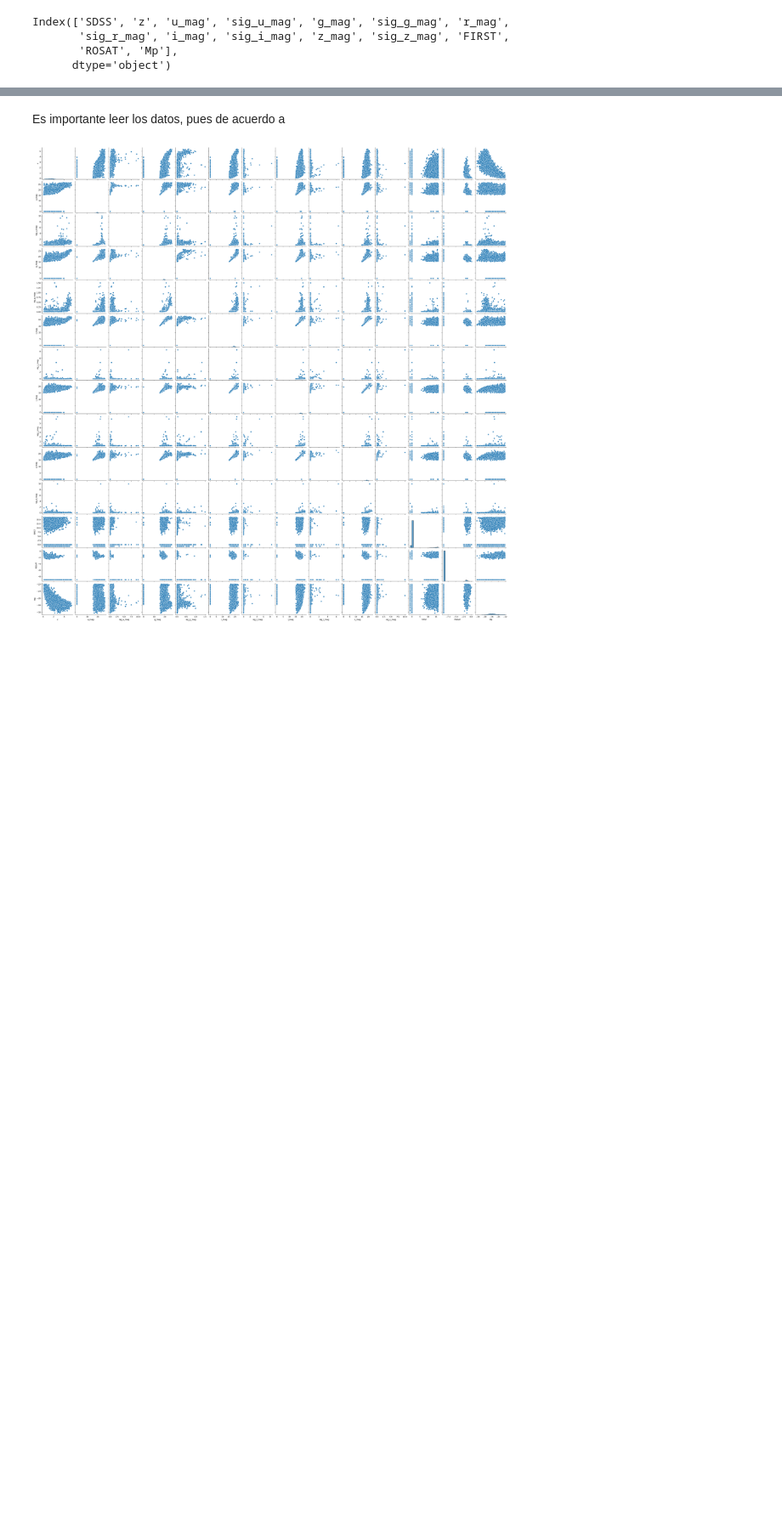
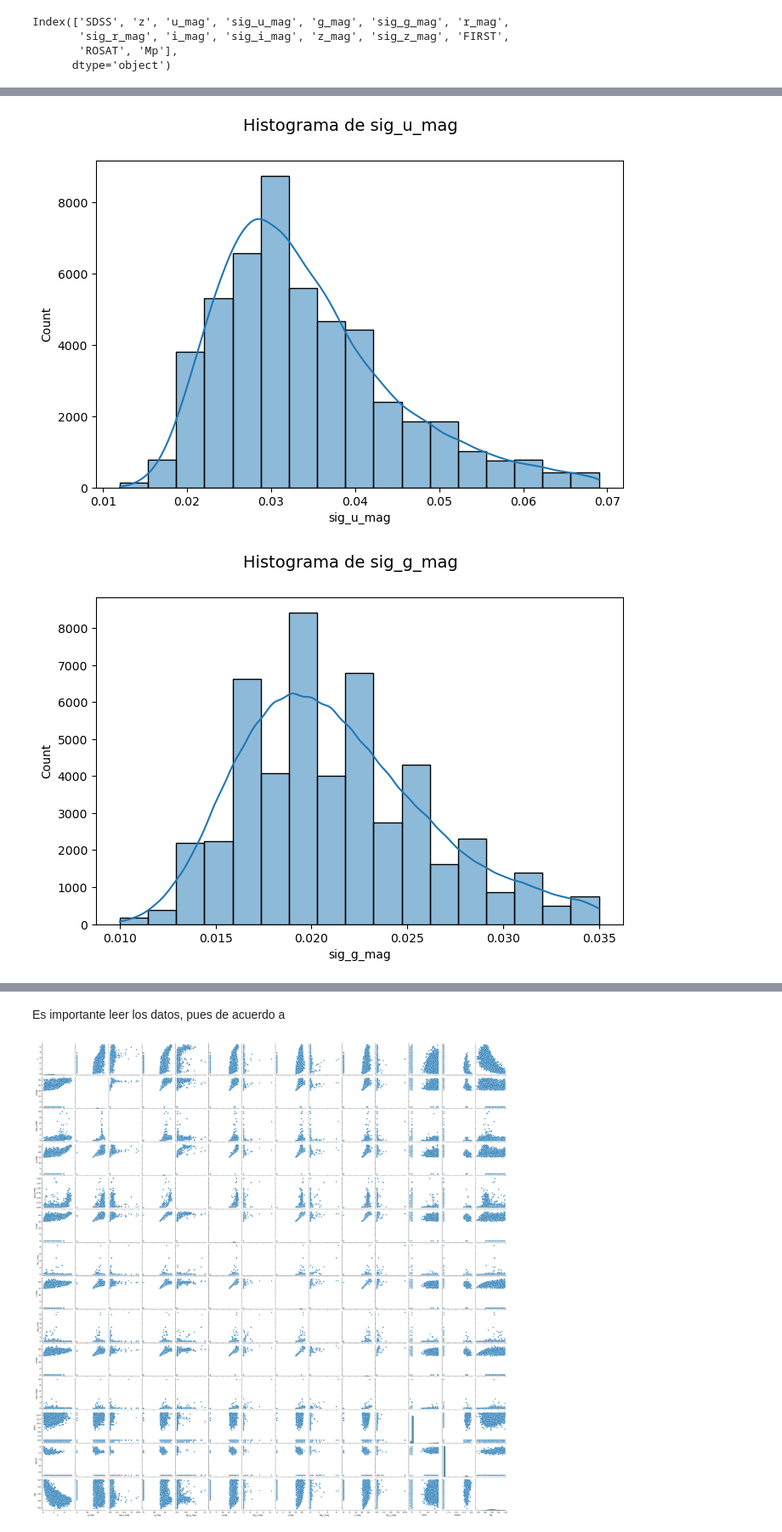
Before and after one commit to fbientrigo/learningprogamation, a Jupyter notebook: SDSS Analysis - Stats101/0_clean_outliers.ipynb, the cells around one changed output, grey strips where cells are left out. Shown at 85% size. Cells and saved outputs as stored; diff of their text form; code cells hidden in the pictures; blank space fills up the shorter version.

```diff
--- a/SDSS Analysis - Stats101/main.ipynb
+++ b/SDSS Analysis - Stats101/0_clean_outliers.ipynb
@@ -250,9 +294,21 @@ for variable in ['z', 'u_mag', 'sig_u_mag', 'g_mag', 'sig_g_mag', 'r_mag',
 # %%
 # generar una lista de histogramas
+
+bins = int( np.ceil(np.log2( len( dfsdss['z'] ) ) + 1) )
+
+
 for variable in ['sig_u_mag', 'sig_g_mag',
        'sig_r_mag', 'sig_i_mag', 'sig_z_mag']:
+
+
+
     fig, ax = plt.subplots(figsize=(8,5))
     fig.suptitle(f"Histograma de {variable}", fontsize=14)
-    sn.histplot(dfsdss[variable], ax= ax, kde=True, bins=35)
-    #plt.savefig(f'histogramplots/hist{variable}.png')
+
+
+    sn.histplot(dfsdss[variable], ax= ax, kde=True, bins= bins)
+    plt.savefig(f'histogramplots/hist{variable}.png')
     plt.show()
+# %% [output]
+[figure, added]
+[figure, added]
```
Also changed, not shown: parts of 8 cells of this notebook, 15 other files.
